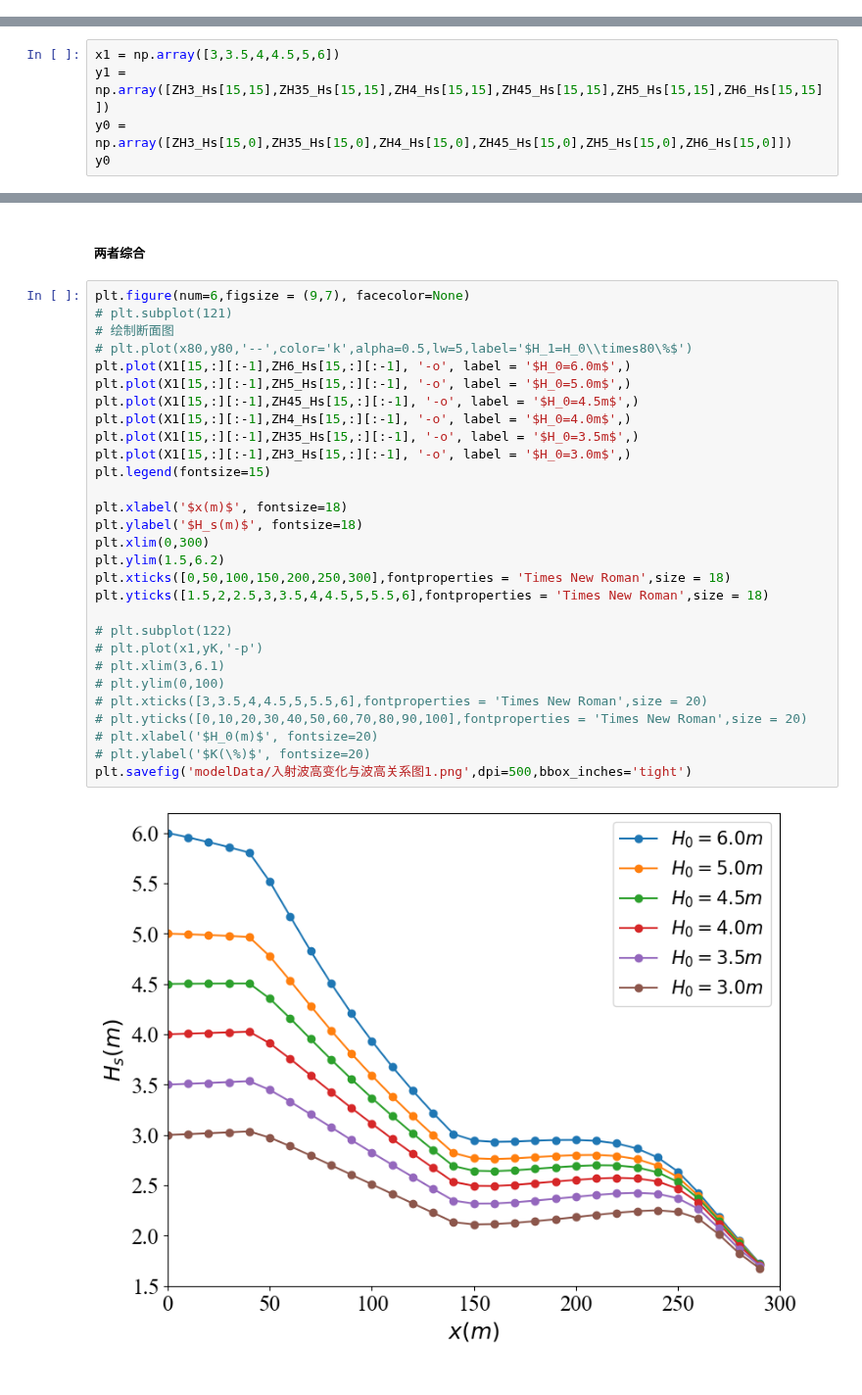
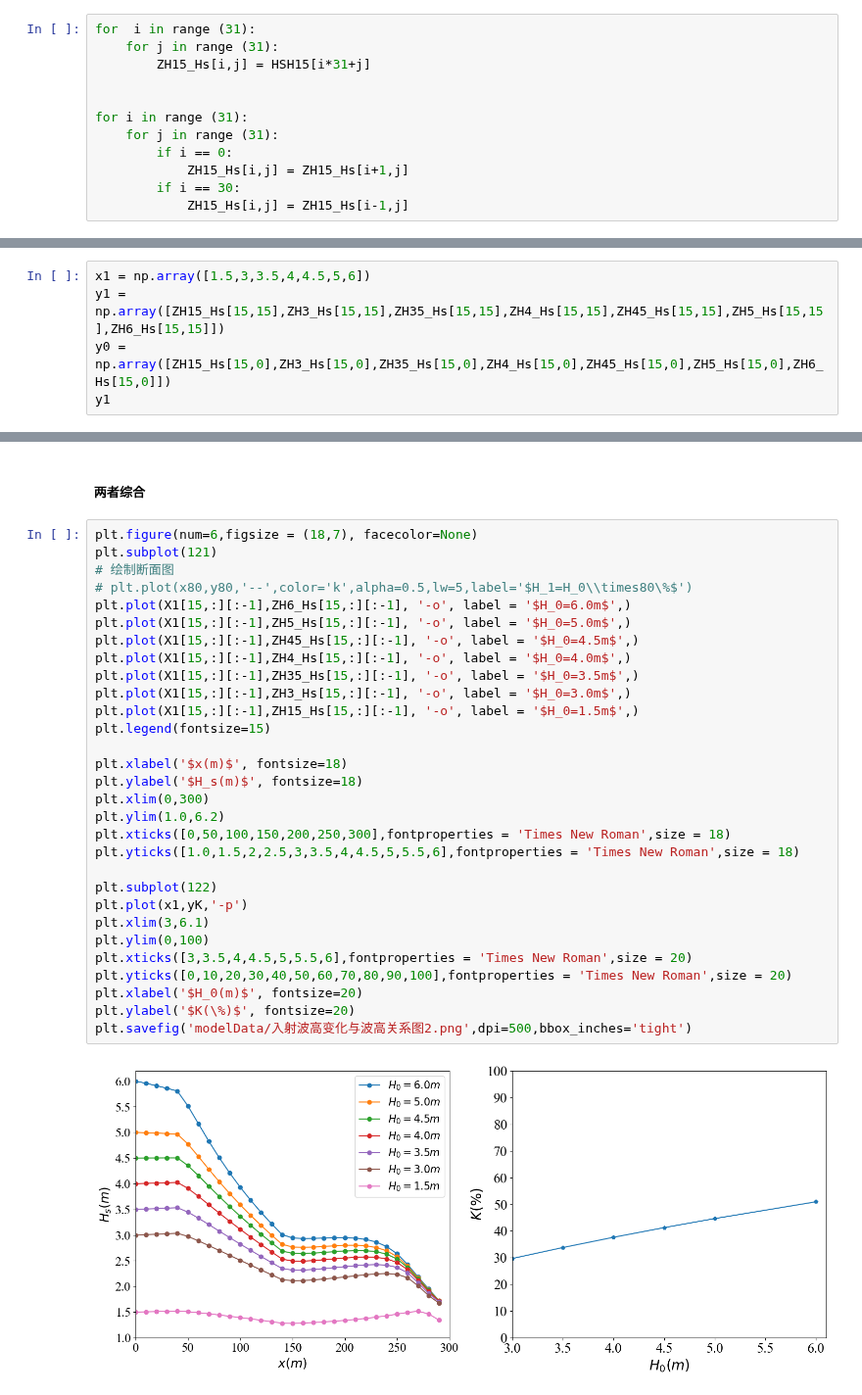
Before and after one commit to jackyvava/CodeWaveVegetation, a Jupyter notebook: code.ipynb, the cells around one changed output, grey strips where cells are left out. Shown at 98% size. Drawn from its saved outputs; the diff is of its cells as text.

```diff
--- a/code.ipynb
+++ b/code.ipynb
@@ -1575,0 +1605,12 @@ plt.colorbar(extend='max')
+# %%
+for  i in range (31):
+    for j in range (31):
+        ZH15_Hs[i,j] = HSH15[i*31+j]
+
+
+for i in range (31):
+    for j in range (31):
+        if i == 0:
+            ZH15_Hs[i,j] = ZH15_Hs[i+1,j]
+        if i == 30:
+            ZH15_Hs[i,j] = ZH15_Hs[i-1,j]
@@ -1591,8 +1640,8 @@ plt.plot(X1[15,:][:-1],ZH3_Hs[15,:][:-1], '-o', label = '$\\rho=0\ units/m^2$',)
 # %% [markdown]
 ##### 关系图
 # %%
-x1 = np.array([3,3.5,4,4.5,5,6])
-y1 = np.array([ZH3_Hs[15,15],ZH35_Hs[15,15],ZH4_Hs[15,15],ZH45_Hs[15,15],ZH5_Hs[15,15],ZH6_Hs[15,15]])
-y0 = np.array([ZH3_Hs[15,0],ZH35_Hs[15,0],ZH4_Hs[15,0],ZH45_Hs[15,0],ZH5_Hs[15,0],ZH6_Hs[15,0]])
-y0
+x1 = np.array([1.5,3,3.5,4,4.5,5,6])
+y1 = np.array([ZH15_Hs[15,15],ZH3_Hs[15,15],ZH35_Hs[15,15],ZH4_Hs[15,15],ZH45_Hs[15,15],ZH5_Hs[15,15],ZH6_Hs[15,15]])
+y0 = np.array([ZH15_Hs[15,0],ZH3_Hs[15,0],ZH35_Hs[15,0],ZH4_Hs[15,0],ZH45_Hs[15,0],ZH5_Hs[15,0],ZH6_Hs[15,0]])
+y1
 # %% [output]
@@ -1621,33 +1670,34 @@ Text(0, 0.5, '$K(\\%)$')
 # %% [markdown]
 ##### 两者综合
 # %%
-plt.figure(num=6,figsize = (9,7), facecolor=None)
-# plt.subplot(121)
+plt.figure(num=6,figsize = (18,7), facecolor=None)
+plt.subplot(121)
 # 绘制断面图
 # plt.plot(x80,y80,'--',color='k',alpha=0.5,lw=5,label='$H_1=H_0\\times80\%$')
 plt.plot(X1[15,:][:-1],ZH6_Hs[15,:][:-1], '-o', label = '$H_0=6.0m$',)
 plt.plot(X1[15,:][:-1],ZH5_Hs[15,:][:-1], '-o', label = '$H_0=5.0m$',)
 plt.plot(X1[15,:][:-1],ZH45_Hs[15,:][:-1], '-o', label = '$H_0=4.5m$',)
 plt.plot(X1[15,:][:-1],ZH4_Hs[15,:][:-1], '-o', label = '$H_0=4.0m$',)
 plt.plot(X1[15,:][:-1],ZH35_Hs[15,:][:-1], '-o', label = '$H_0=3.5m$',)
 plt.plot(X1[15,:][:-1],ZH3_Hs[15,:][:-1], '-o', label = '$H_0=3.0m$',)
+plt.plot(X1[15,:][:-1],ZH15_Hs[15,:][:-1], '-o', label = '$H_0=1.5m$',)
 plt.legend(fontsize=15)
 
 plt.xlabel('$x(m)$', fontsize=18)
 plt.ylabel('$H_s(m)$', fontsize=18)
 plt.xlim(0,300)
-plt.ylim(1.5,6.2)
+plt.ylim(1.0,6.2)
 plt.xticks([0,50,100,150,200,250,300],fontproperties = 'Times New Roman',size = 18)
-plt.yticks([1.5,2,2.5,3,3.5,4,4.5,5,5.5,6],fontproperties = 'Times New Roman',size = 18)
+plt.yticks([1.0,1.5,2,2.5,3,3.5,4,4.5,5,5.5,6],fontproperties = 'Times New Roman',size = 18)
 
-# plt.subplot(122)
-# plt.plot(x1,yK,'-p')
-# plt.xlim(3,6.1)
-# plt.ylim(0,100)
-# plt.xticks([3,3.5,4,4.5,5,5.5,6],fontproperties = 'Times New Roman',size = 20)
-# plt.yticks([0,10,20,30,40,50,60,70,80,90,100],fontproperties = 'Times New Roman',size = 20)
-# plt.xlabel('$H_0(m)$', fontsize=20)
-# plt.ylabel('$K(\%)$', fontsize=20)
-plt.savefig('modelData/入射波高变化与波高关系图1.png',dpi=500,bbox_inches='tight')
+plt.subplot(122)
+plt.plot(x1,yK,'-p')
+plt.xlim(3,6.1)
+plt.ylim(0,100)
+plt.xticks([3,3.5,4,4.5,5,5.5,6],fontproperties = 'Times New Roman',size = 20)
+plt.yticks([0,10,20,30,40,50,60,70,80,90,100],fontproperties = 'Times New Roman',size = 20)
+plt.xlabel('$H_0(m)$', fontsize=20)
+plt.ylabel('$K(\%)$', fontsize=20)
+plt.savefig('modelData/入射波高变化与波高关系图2.png',dpi=500,bbox_inches='tight')
 # %% [output]
-[figure, old version]
+[figure, new version]
```
Also changed, not shown: parts of 52 cells of this notebook.
